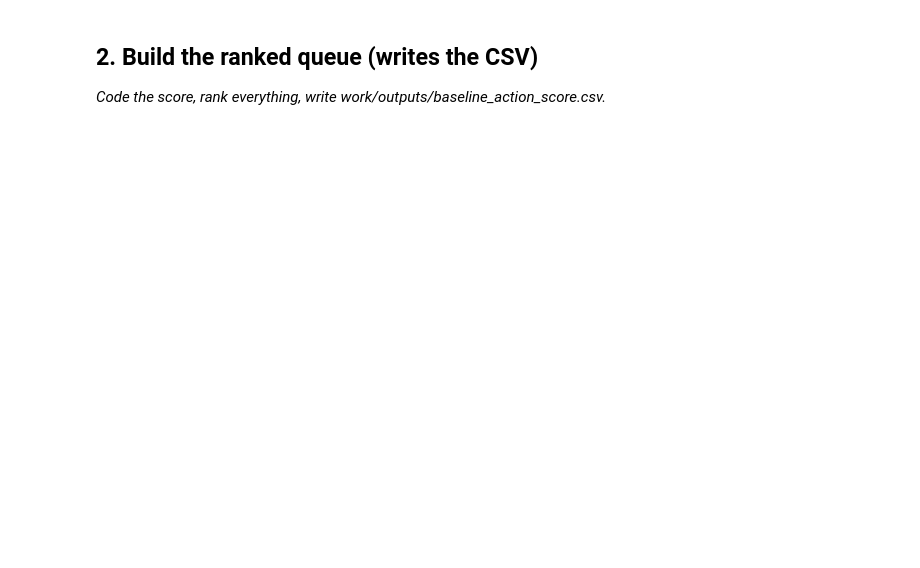
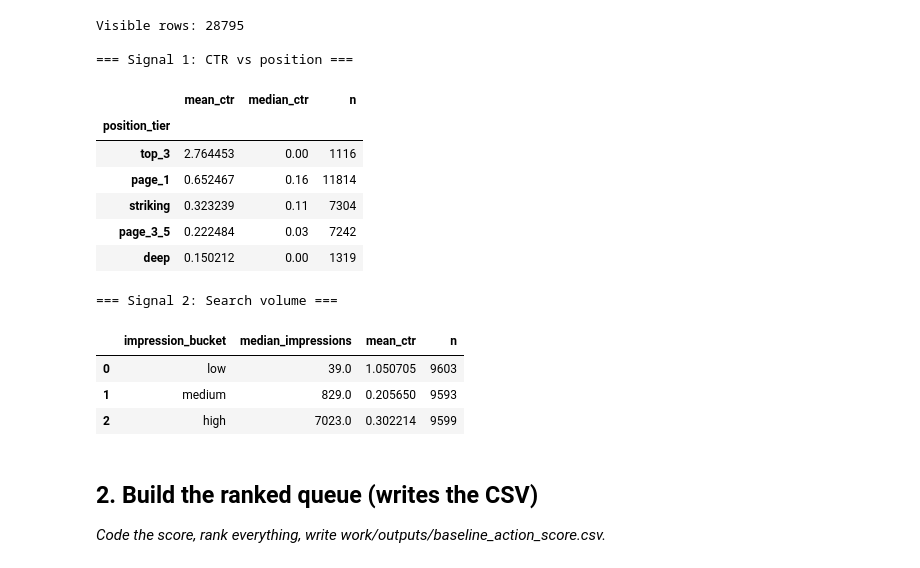
Before and after one commit to SUKRIT004/flyrank-ml-internship, a Jupyter notebook: work/notebooks/w04_baseline_score.ipynb, the cells around one changed output. Cells and saved outputs as stored; diff of their text form; code cells hidden in the pictures; blank space fills up the shorter version.

```diff
--- a/work/notebooks/w04_baseline_score.ipynb
+++ b/work/notebooks/w04_baseline_score.ipynb
@@ -16,3 +19,79 @@ This skeleton is yours to fill. Work the sections **in order** — each one has
+# %%
+# This cell is for CODE (numbers, a query, a check).
+# Write your text answer in the cell ABOVE this one — typing sentences here breaks Run All.
+import pandas as pd
+import numpy as np
+
+url = "https://raw.githubusercontent.com/SUKRIT004/flyrank-ml-internship/main/data/raw/content_refresh_anonymized.csv"
+
+df = pd.read_csv(url)
+
+# Only pages with search exposure and a valid position
+visible = df[
+    (df["impressions_90d"] > 0) &
+    (df["avg_position"] > 0)
+].copy()
+
+print("Visible rows:", len(visible))
+
+# ---------------------------------------------------------
+# Signal 1: CTR relative to search position
+# FlyRank flag-linked signal: CTR-vs-position logic
+# ---------------------------------------------------------
+
+position_check = (
+    visible.groupby("position_tier")
+    .agg(
+        mean_ctr=("ctr", "mean"),
+        median_ctr=("ctr", "median"),
+        n=("ctr", "size")
+    )
+    .sort_values("mean_ctr", ascending=False)
+)
+
+print("\n=== Signal 1: CTR vs position ===")
+display(position_check)
+
+# ---------------------------------------------------------
+# Signal 2: Search volume / impressions
+# FlyRank quick-win / volume signal
+# ---------------------------------------------------------
+
+visible["impression_bucket"] = pd.qcut(
+    visible["impressions_90d"],
+    q=3,
+    labels=["low", "medium", "high"],
+    duplicates="drop"
+)
+
+volume_check = (
+    visible.groupby("impression_bucket", observed=True)
+    .agg(
+        median_impressions=("impressions_90d", "median"),
+        mean_ctr=("ctr", "mean"),
+        n=("ctr", "size")
+    )
+    .reset_index()
+)
+
+print("\n=== Signal 2: Search volume ===")
+display(volume_check)
+# %% [output]
+Visible rows: 28795
+
+=== Signal 1: CTR vs position ===
+|  | mean_ctr | median_ctr | n |
+| position_tier |  |  |  |
+| top_3 | 2.764453 | 0.00 | 1116 |
+| page_1 | 0.652467 | 0.16 | 11814 |
+| striking | 0.323239 | 0.11 | 7304 |
+| page_3_5 | 0.222484 | 0.03 | 7242 |
+| deep | 0.150212 | 0.00 | 1319 |
+=== Signal 2: Search volume ===
+|  | impression_bucket | median_impressions | mean_ctr | n |
+| 0 | low | 39.0 | 1.050705 | 9603 |
+| 1 | medium | 829.0 | 0.205650 | 9593 |
+| 2 | high | 7023.0 | 0.302214 | 9599 |
 # %% [markdown]
 ## 2. Build the ranked queue (writes the CSV)
 
```
Also changed, not shown: parts of 12 cells of this notebook.
